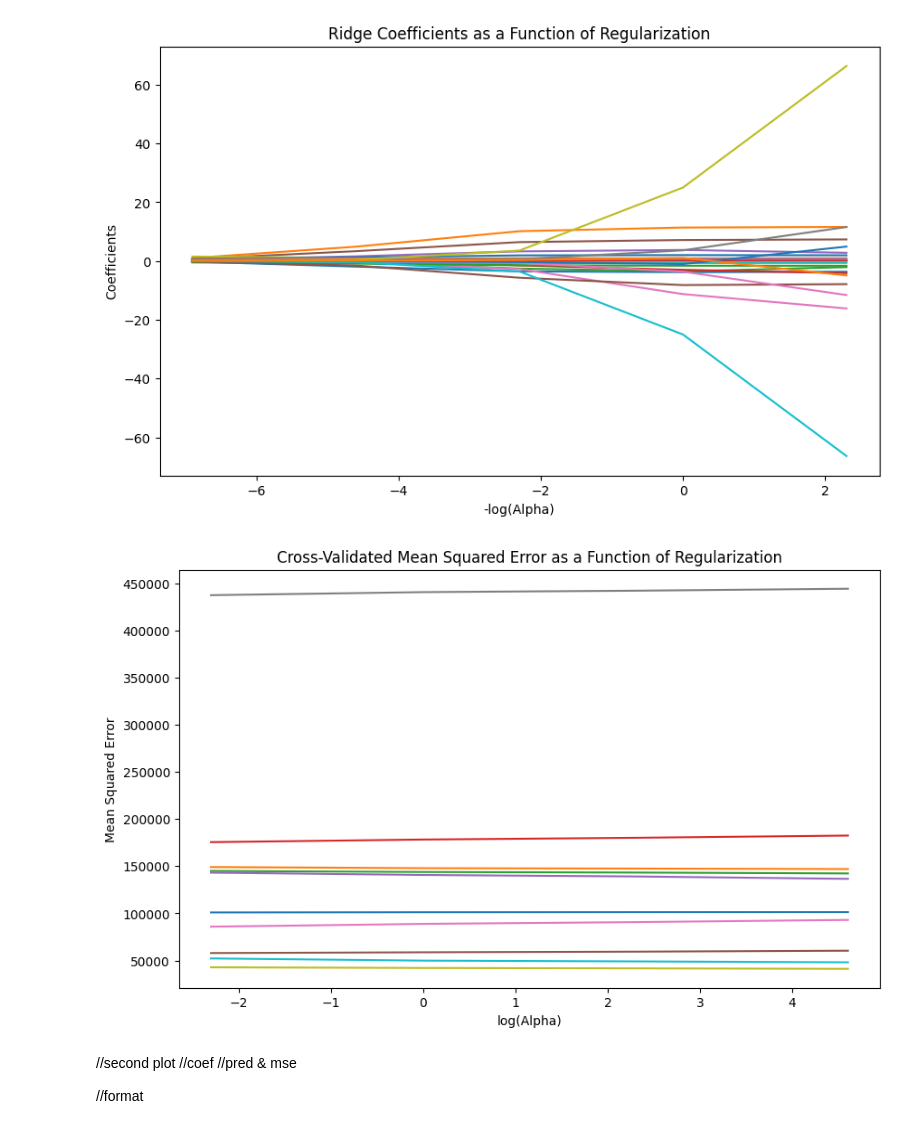
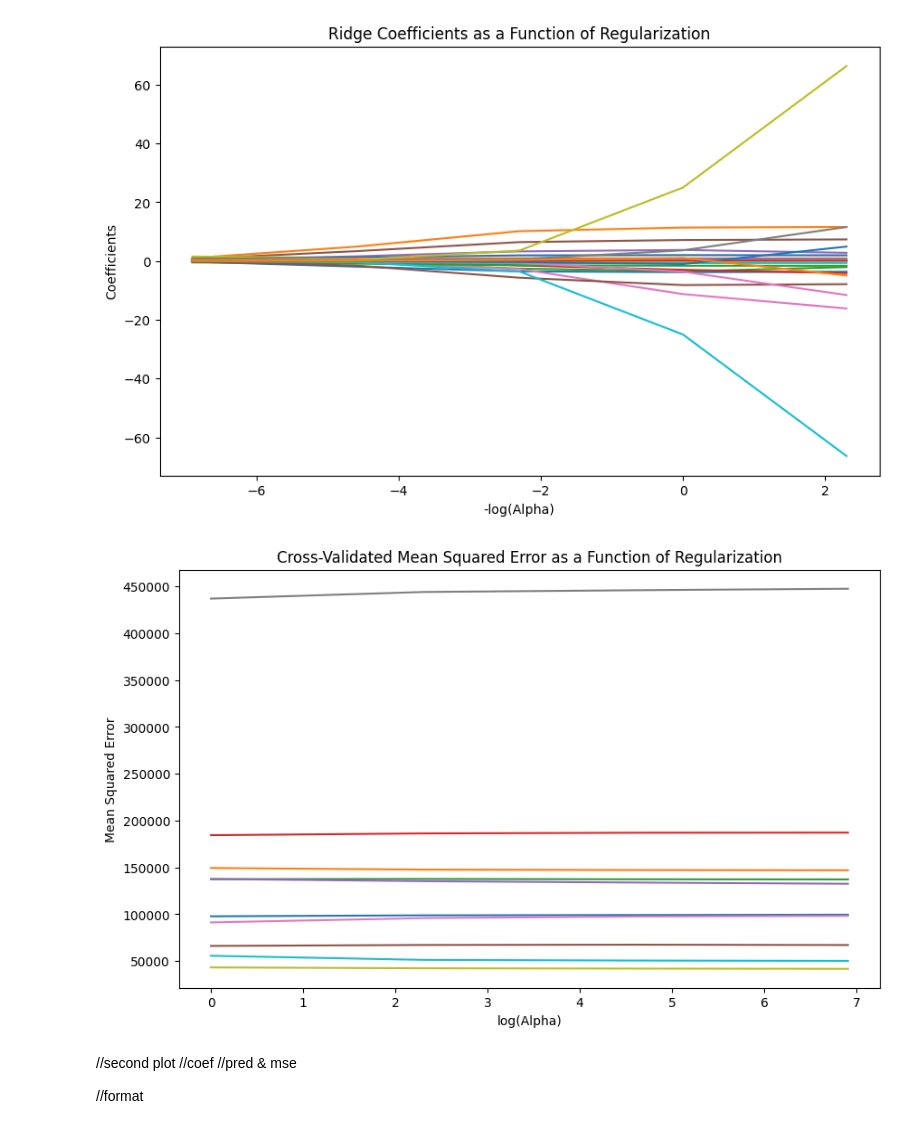
Before and after one commit to almsam/ML-playground, a Jupyter notebook: part 12 Ridge.ipynb, the cells around one changed output. Cells and saved outputs as stored; diff of their text form; code cells hidden in the pictures.

Commit message:
final plot

```diff
--- a/part 12 Ridge.ipynb
+++ b/part 12 Ridge.ipynb
@@ -91,13 +91,14 @@ plt.title('Ridge Coefficients as a Function of Regularization');    plt.show()
 # %% [output]
 [figure]
 # %%
-cv_out = ElasticNetCV(cv=10, alphas=[0.1, 1, 10, 100], l1_ratio=[0.1, 0.5, 0.7, 0.9]).fit(x_train, y_train)
+cv_out = ElasticNetCV(cv=10, alphas=[0.01, 0.1, 1, 10, 100, 1000], l1_ratio=[0.1, 0.4, 0.7, 1.0, 1.3, 1.6]).fit(x_train, y_train)
+# # cv_out = ElasticNetCV(cv=10, alphas=[0.1, 1, 10, 100, 1000, 10000], l1_ratio=[0.1, 0.5, 0.7, 0.9]).fit(x_train, y_train)    # cv_out = ElasticNetCV(cv=10, alphas=np.logspace(-3, 7, 100), l1_ratio=[0.1, 0.5, 0.7, 0.9]).fit(x_train, y_train)
 
 plt.figure(figsize=(10, 6));    plt.plot(np.log(cv_out.alphas_), cv_out.mse_path_.mean(axis=1))
-plt.xlabel('log(Alpha)');   plt.ylabel('Mean Squared Error')
+plt.xlabel('log(Alpha)');   plt.ylabel('Mean Squared Error'); #plt.xlim(0, 15)
 plt.title('Cross-Validated Mean Squared Error as a Function of Regularization');    plt.show()
 # %% [output]
-[figure, old version]
+[figure, new version]
 # %% [markdown]
 //second plot
 //coef
```
